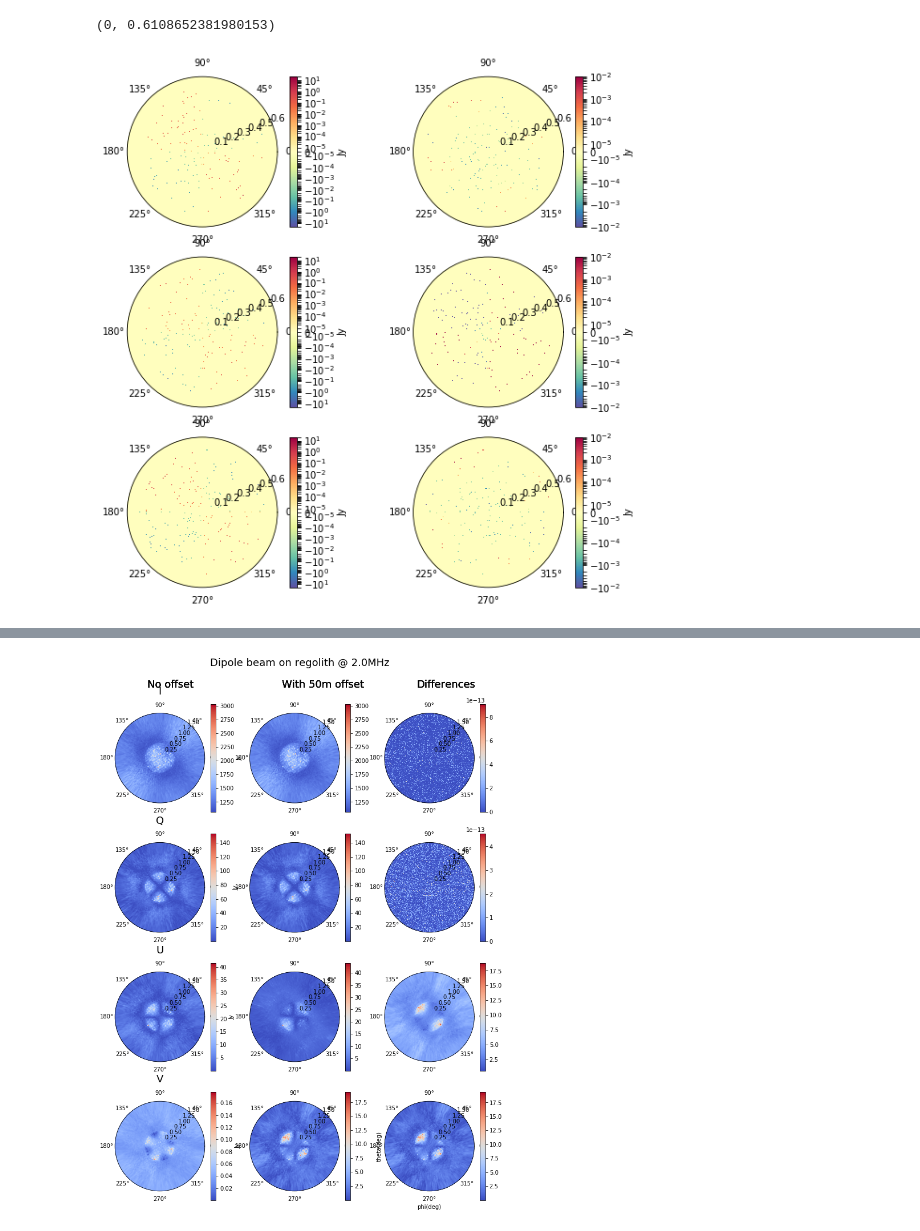
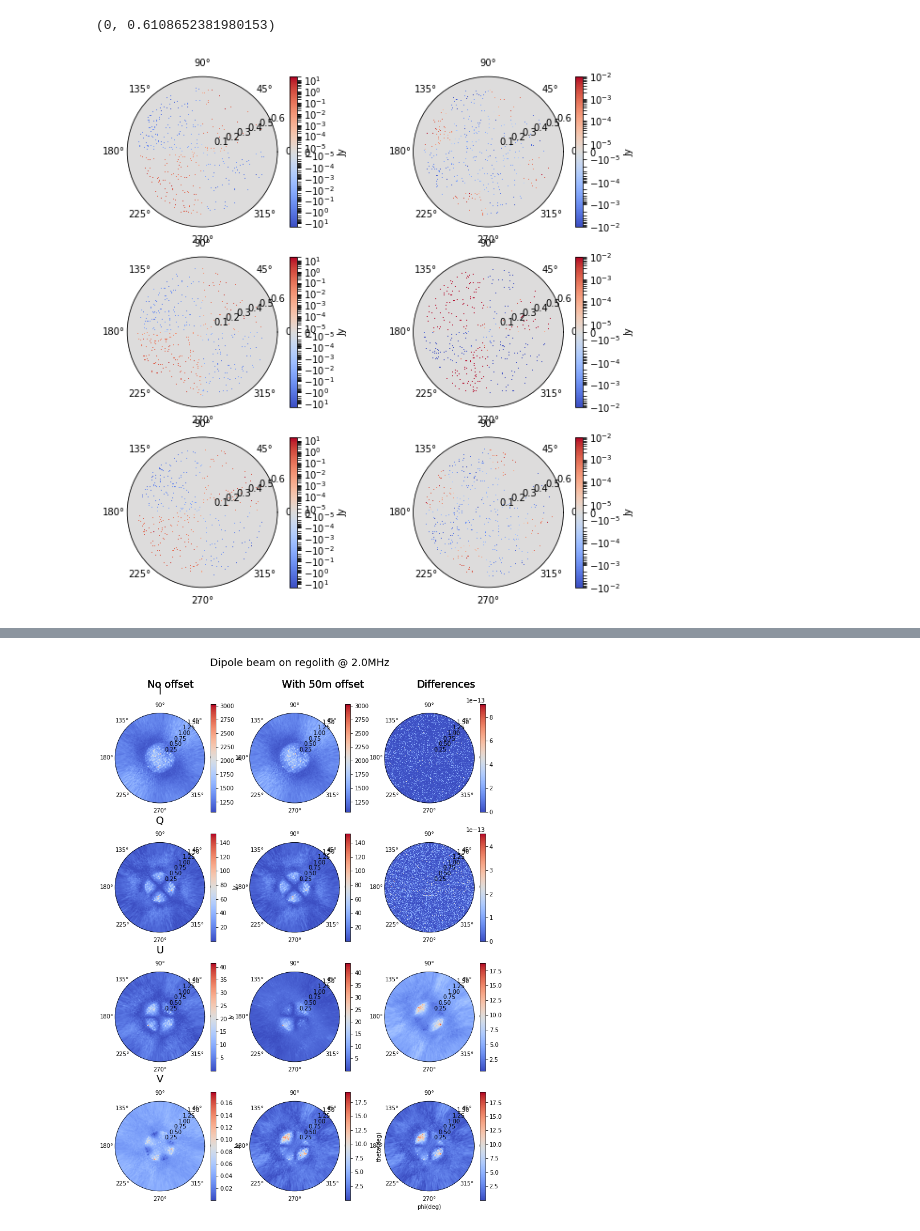
Before and after one commit to nmahesh1412/FARSIDE_imaging_performance, a Jupyter notebook: codes_implementation/dirty_image_calculation.ipynb, the cells around one changed output, grey strips where cells are left out. Cells and saved outputs as stored; diff of their text form; code cells hidden in the pictures.

```diff
--- a/codes_implementation/dirty_image_calculation.ipynb
+++ b/codes_implementation/dirty_image_calculation.ipynb
@@ -125,3 +116,3 @@ print(t2,lst)
 # %%
-sky_obj = processed_source()
-sky_obj.init_skycoords(ra_list_c,dec_list_c,181,361,flux_list_c,time)
+sky_obj = ic.processed_source()
+sky_obj.init_skycoords(ra_list_c,dec_list_c,flux_list_c,time)
@@ -173,29 +177,29 @@ for a in range(2):
         vis_back[a,b]= np.sum(vis_temp_back[a,:] * np.conj(sky_obj.J_in[b,:]),axis=0)
 # %%
 fig,ax = plt.subplots(3,2, subplot_kw=dict(polar=True),figsize=(10,10))
-p1 =ax[0,0].pcolormesh(p,t,np.real(sky_obj.vis[1,0]),cmap='Spectral_r',norm=SymLogNorm(linthresh=2e-5,vmin=-20, vmax =20))
+p1 =ax[0,0].pcolormesh(p,t,np.real(sky_obj.vis[1,0]),cmap='coolwarm',norm=SymLogNorm(linthresh=2e-5,vmin=-20, vmax =20))
 plt.colorbar(p1, ax=ax[0,0],label='Jy')
 ax[0,0].set_ylim([0,35*np.pi/180])
 
-p1 =ax[0,1].pcolormesh(p,t,np.imag(sky_obj.vis[1,0]),cmap='Spectral_r',norm=SymLogNorm(linthresh=2e-5,vmin=-1e-2, vmax =1e-2))
+p1 =ax[0,1].pcolormesh(p,t,np.imag(sky_obj.vis[1,0]),cmap='coolwarm',norm=SymLogNorm(linthresh=2e-5,vmin=-1e-2, vmax =1e-2))
 plt.colorbar(p1, ax=ax[0,1],label='Jy')
 ax[0,1].set_ylim([0,35*np.pi/180])
 
-p1 =ax[1,0].pcolormesh(p,t,np.real(sky_obj.vis_off[1,0]),cmap='Spectral_r',norm=SymLogNorm(linthresh=2e-5, vmin=-20, vmax =20))
+p1 =ax[1,0].pcolormesh(p,t,np.real(sky_obj.vis_off[1,0]),cmap='coolwarm',norm=SymLogNorm(linthresh=2e-5, vmin=-20, vmax =20))
 plt.colorbar(p1, ax=ax[1,0],label='Jy')
 ax[1,0].set_ylim([0,35*np.pi/180])
 
-p1 =ax[1,1].pcolormesh(p,t,np.imag(sky_obj.vis_off[1,0]),cmap='Spectral_r',norm=SymLogNorm(linthresh=2e-5,vmin=-1e-2, vmax =1e-2))
+p1 =ax[1,1].pcolormesh(p,t,np.imag(sky_obj.vis_off[1,0]),cmap='coolwarm',norm=SymLogNorm(linthresh=2e-5,vmin=-1e-2, vmax =1e-2))
 plt.colorbar(p1, ax=ax[1,1],label='Jy')
 ax[1,1].set_ylim([0,35*np.pi/180])
 
-p1 =ax[2,0].pcolormesh(p,t,np.real(vis_back[1,0]),cmap='Spectral_r',norm=SymLogNorm(linthresh=2e-5,vmin=-20, vmax =20))
+p1 =ax[2,0].pcolormesh(p,t,np.real(vis_back[1,0]),cmap='coolwarm',norm=SymLogNorm(linthresh=2e-5,vmin=-20, vmax =20))
 plt.colorbar(p1, ax=ax[2,0],label='Jy')
 ax[2,0].set_ylim([0,35*np.pi/180])
 
-p1 =ax[2,1].pcolormesh(p,t,np.imag(vis_back[1,0]),cmap='Spectral_r',norm=SymLogNorm(linthresh=2e-5,vmin=-1e-2, vmax =1e-2))
+p1 =ax[2,1].pcolormesh(p,t,np.imag(vis_back[1,0]),cmap='coolwarm',norm=SymLogNorm(linthresh=2e-5,vmin=-1e-2, vmax =1e-2))
 plt.colorbar(p1, ax=ax[2,1],label='Jy')
 ax[2,1].set_ylim([0,35*np.pi/180])
 # %% [output]
 (0, 0.6108652381980153)
-[figure, old version]
+[figure, new version]
```
Also changed, not shown: parts of 26 cells of this notebook, 1 other file.
